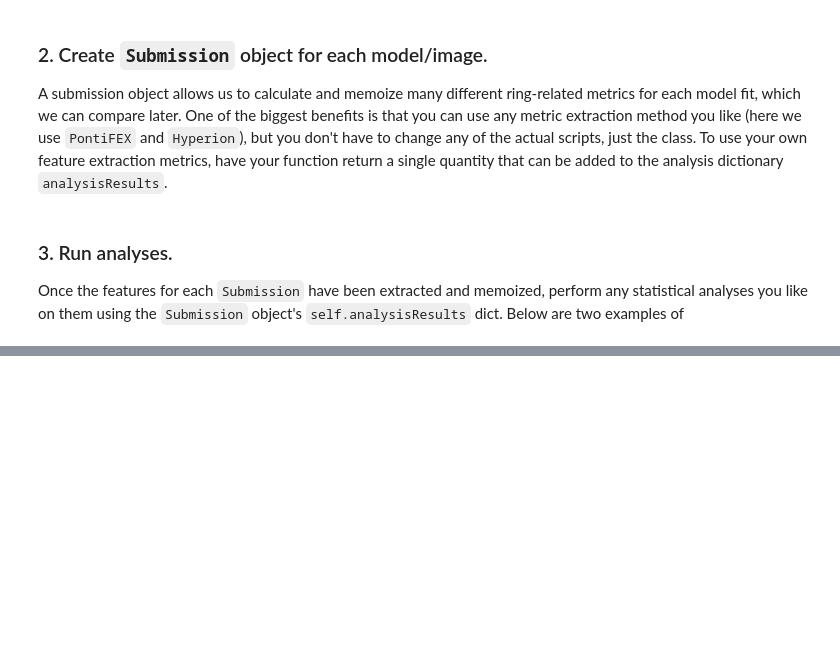
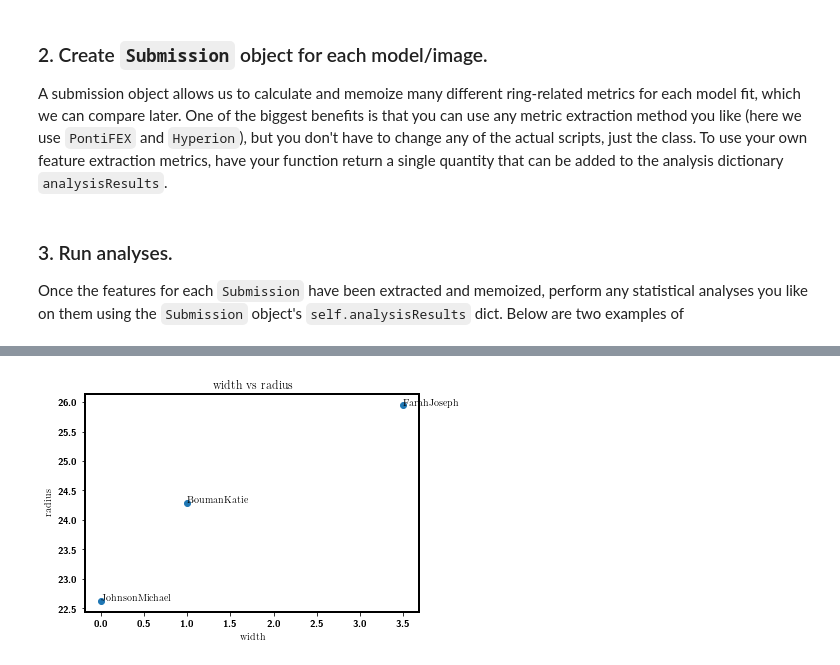
Before and after one commit to sao-eht/eht-mcp, a Jupyter notebook: image_model_fit_comparison_pipeline.ipynb, the cells around one changed output, grey strips where cells are left out. Drawn from its saved outputs; the diff is of its cells as text; code cells hidden in the pictures; blank space fills up the shorter version.

```diff
--- a/image_model_fit_comparison_pipeline.ipynb
+++ b/image_model_fit_comparison_pipeline.ipynb
@@ -258,0 +289,4 @@ plt.show()
+# %%
+twoMetricAllSubmissions(submissionsList)
+# %% [output]
+[figure, added]
```
Also changed, not shown: parts of 7 cells of this notebook, 1 other file.
